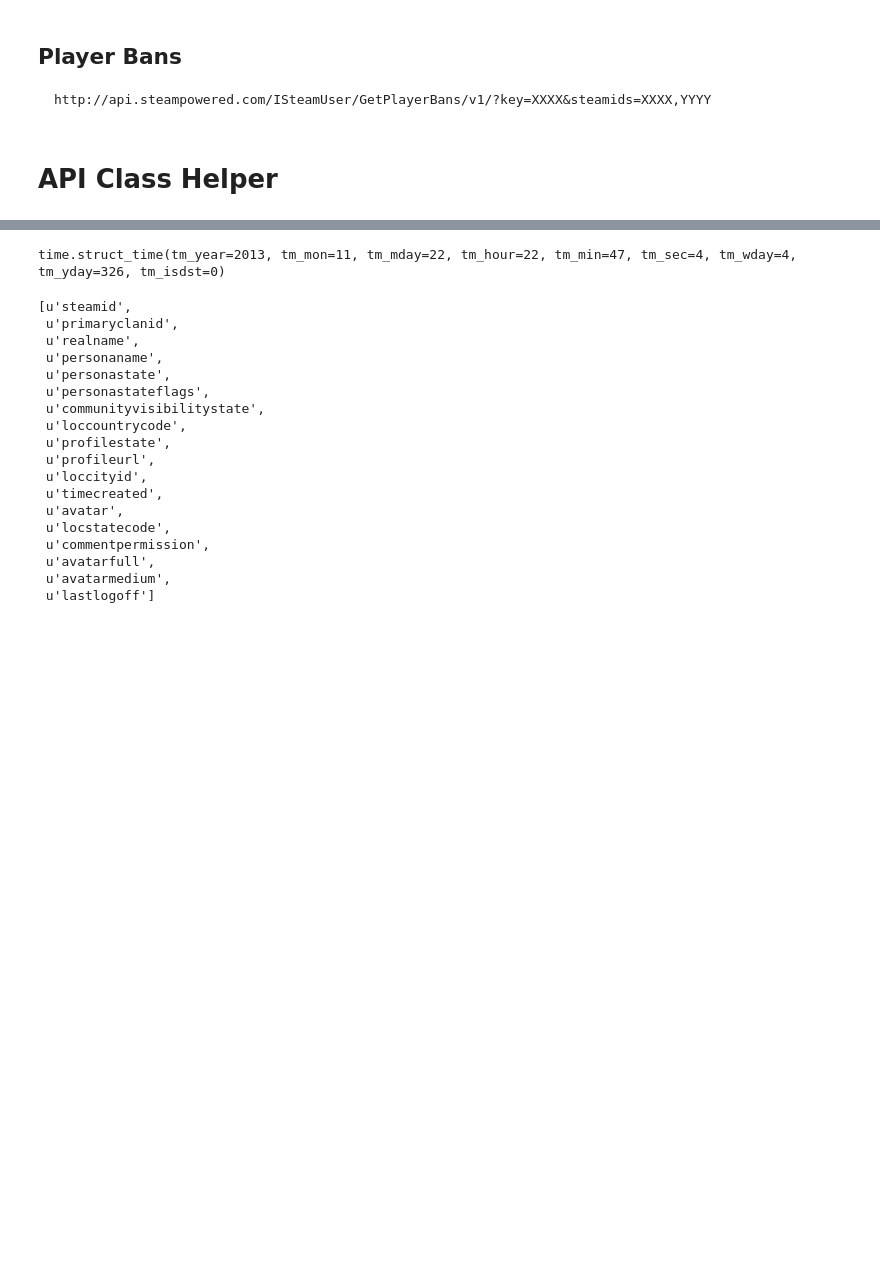
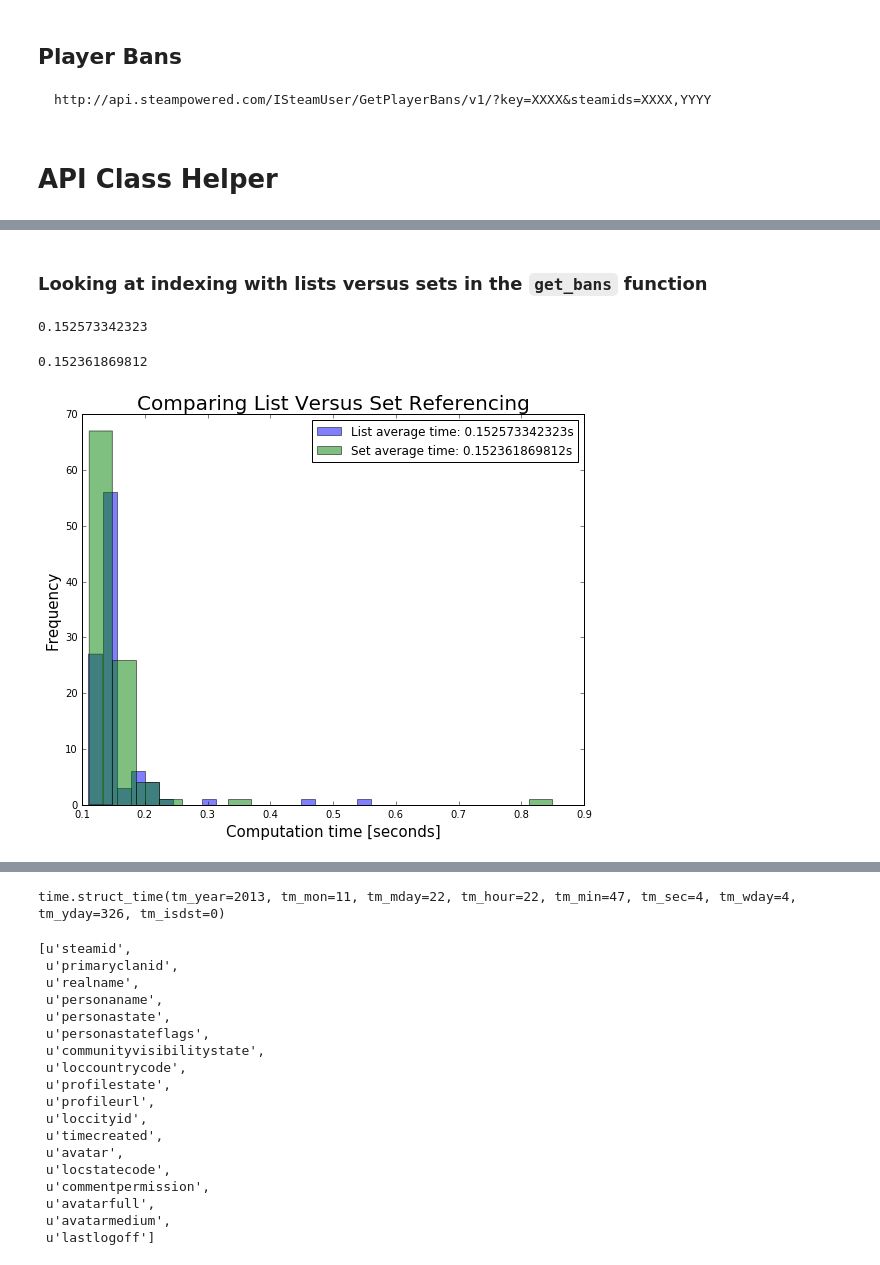
Before and after one commit to johnnysand7/steam-study, a Jupyter notebook: script/EDA/SteamScrape2.ipynb, the cells around one changed output, grey strips where cells are left out. Cells and saved outputs as stored; diff of their text form; code cells hidden in the pictures; blank space fills up the shorter version.

Commit message:
Refining functions

```diff
--- a/script/EDA/SteamScrape2.ipynb
+++ b/script/EDA/SteamScrape2.ipynb
@@ -187,0 +287,31 @@ len(user_info.get_user_info(id1))
+# %% [markdown]
+### Looking at indexing with lists versus sets in the `get_bans` function
+# %%
+t_time_list = []
+for t in xrange(100):
+    t0 = time.time()
+    bans = user_info.get_bans(os.environ["STEAM_ID"])
+    t_time_list.append(time.time() - t0)
+print sum(t_time_list) / float(len(t_time))
+# %% [output]
+0.152573342323
+# %%
+t_time_set = []
+for t in xrange(100):
+    t0 = time.time()
+    bans = user_info.get_bans(os.environ["STEAM_ID"])
+    t_time_set.append(time.time() - t0)
+print sum(t_time_set) / float(len(t_time))
+# %% [output]
+0.152361869812
+# %%
+plt.figure(figsize=(9,7))
+plt.hist(t_time_list, bins=20, alpha=0.5, label="List average time: {}s".format(sum(t_time_list) / float(len(t_time_list))))
+plt.hist(t_time_set, bins=20, alpha=0.5, label="Set average time: {}s".format(sum(t_time_set) / float(len(t_time_set))))
+plt.legend()
+plt.xlabel("Computation time [seconds]", fontsize=15)
+plt.ylabel("Frequency", fontsize=15)
+plt.title("Comparing List Versus Set Referencing", fontsize=20)
+plt.show()
+# %% [output]
+[figure, added]
```
Also changed, not shown: parts of 21 cells of this notebook.
